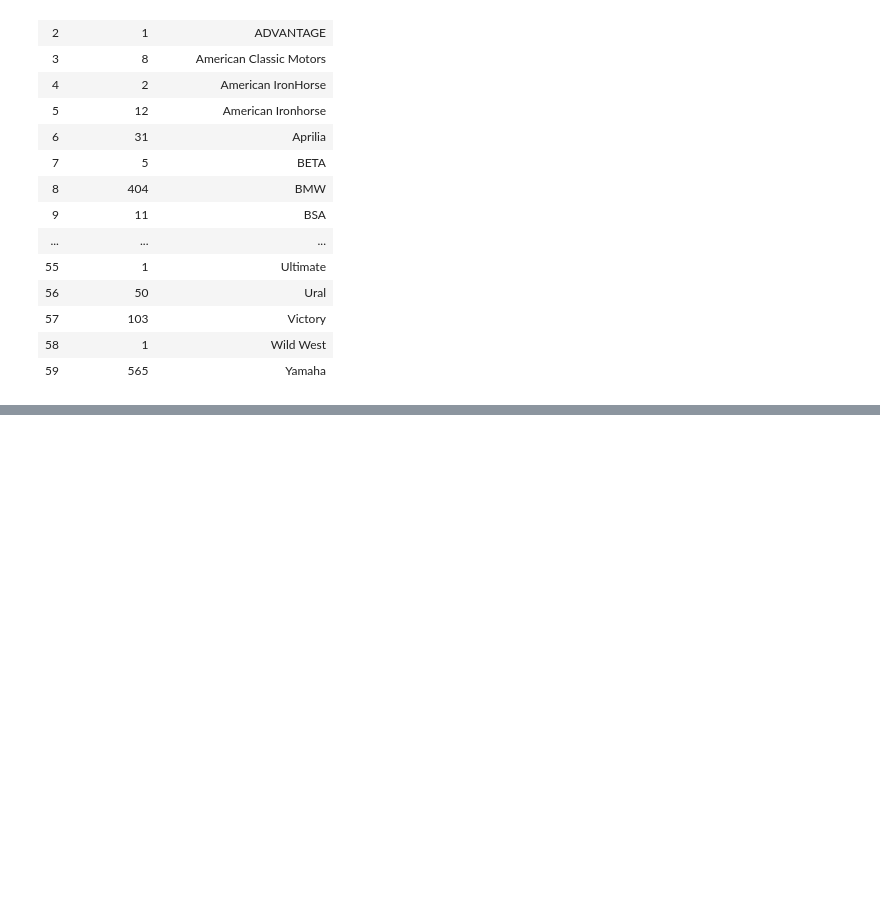
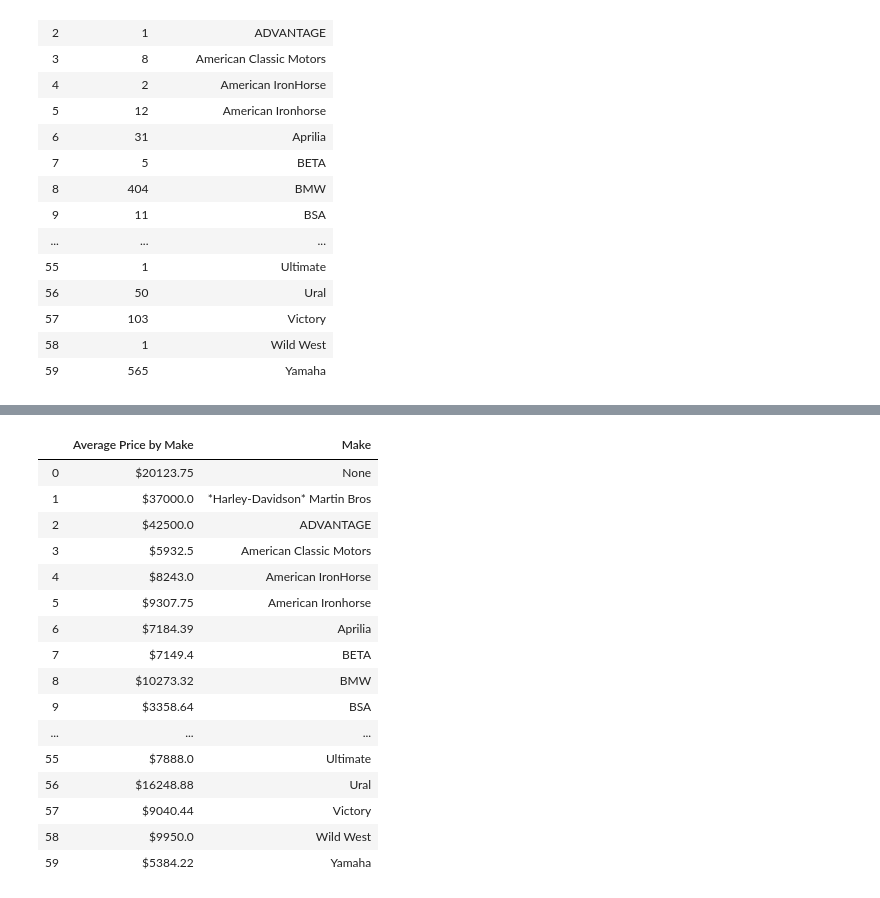
Before and after one commit to mtwalk10/DataAnalytics, a Jupyter notebook: MotorcycleDataPresentation.ipynb, the cells around one changed output, grey strips where cells are left out. Cells and saved outputs as stored; diff of their text form; code cells hidden in the pictures; blank space fills up the shorter version.

```diff
--- a/MotorcycleDataPresentation.ipynb
+++ b/MotorcycleDataPresentation.ipynb
@@ -103,0 +130,26 @@ make_query(query)
+# %%
+# - Basic Data Manipulation - Average Sales By Make
+query = """
+SELECT '$' || ROUND(AVG(CAST(REPLACE(REPLACE(Price, '$',''), ',','') AS int)), 2) AS "Average Price by Make", Make
+FROM Sales
+GROUP BY Make
+"""
+make_query(query)
+# %% [output]
+|  | Average Price by Make | Make |
+| 0 | $20123.75 | None |
+| 1 | $37000.0 | *Harley-Davidson* Martin Bros |
+| 2 | $42500.0 | ADVANTAGE |
+| 3 | $5932.5 | American Classic Motors |
+| 4 | $8243.0 | American IronHorse |
+| 5 | $9307.75 | American Ironhorse |
+| 6 | $7184.39 | Aprilia |
+| 7 | $7149.4 | BETA |
+| 8 | $10273.32 | BMW |
+| 9 | $3358.64 | BSA |
+| ... | ... | ... |
+| 55 | $7888.0 | Ultimate |
+| 56 | $16248.88 | Ural |
+| 57 | $9040.44 | Victory |
+| 58 | $9950.0 | Wild West |
+| 59 | $5384.22 | Yamaha |
```
Also changed, not shown: parts of 1 cell of this notebook, 1 other file.
